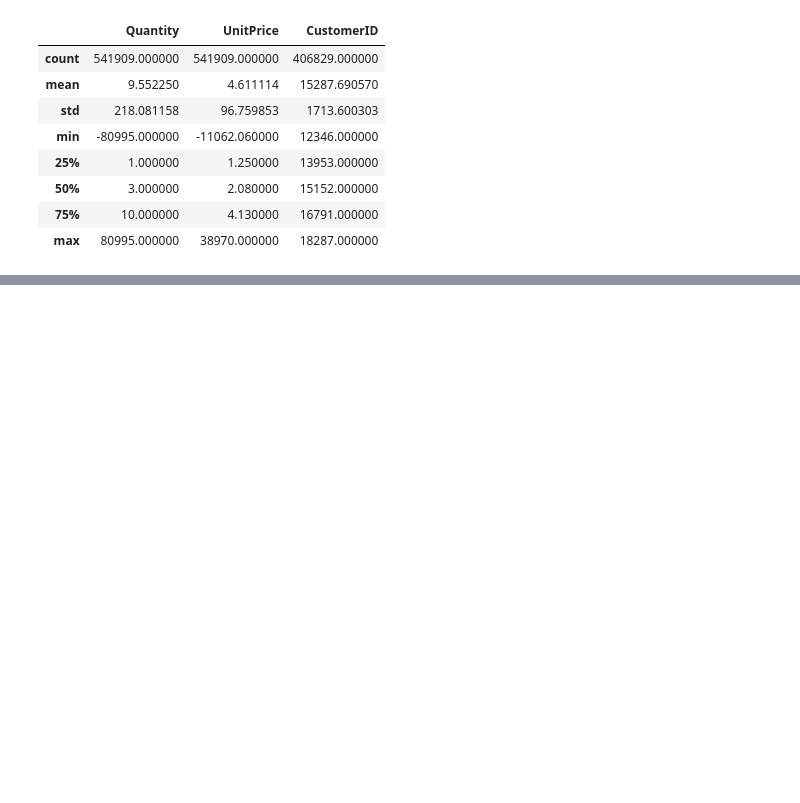
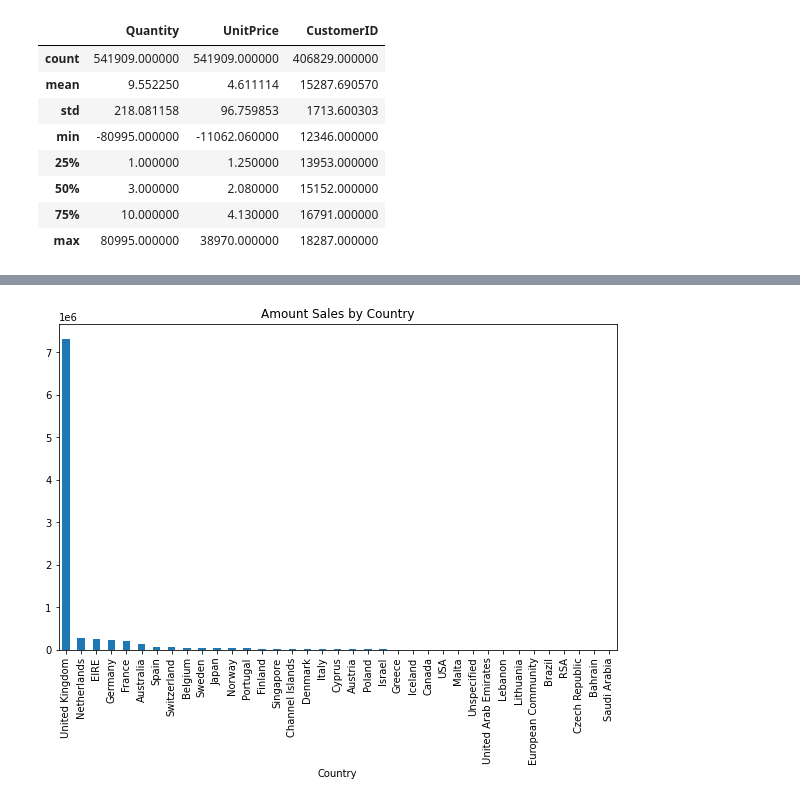
Before and after one commit to Dibieoluchi/Customer-Segmentation-Market-Basket-Analysis-SWOT-Insights, a Jupyter notebook: exploratory data analysis.ipynb, the cells around one changed output, grey strips where cells are left out. Saved outputs shown, nothing was run; the diff lists cells and outputs as text; code cells hidden in the pictures; blank space fills up the shorter version.

```diff
--- a/exploratory data analysis.ipynb
+++ b/exploratory data analysis.ipynb
@@ -88,0 +326,6 @@ The number of non-null values for CustomerID is lower (406,829) compared to the
+# %%
+# Step 1: Find the mode description for each stock code
+unique_desc = data_clean.groupby('StockCode')['Description'].agg(pd.Series.mode).reset_index()
+
+#Check the unique_desc DataFrame
+print(unique_desc.head())
@@ -88,0 +339,3 @@ The number of non-null values for CustomerID is lower (406,829) compared to the
+# %%
+# Step 2: Merge the original DataFrame with the mode description based on the stock code
+data_clean = pd.merge(data_clean, unique_desc, on='StockCode', suffixes=('', '_Mode'))
@@ -88,0 +364,2 @@ The number of non-null values for CustomerID is lower (406,829) compared to the
+# %%
+data_clean['amount'] = data_clean.Quantity * data_clean.UnitPrice
@@ -88,0 +375,2 @@ The number of non-null values for CustomerID is lower (406,829) compared to the
+# %%
+data_clean.CustomerID = data_clean.CustomerID.astype('Int64')
@@ -88,0 +401,11 @@ The number of non-null values for CustomerID is lower (406,829) compared to the
+# %%
+fig = plt.figure(figsize=(10, 6))
+plt.grid(True)
+
+# Grouping and Plotting
+g = data_clean.groupby(["Country"]).amount.sum().sort_values(ascending=False).plot(kind='bar', title='Amount Sales by Country')
+
+# Adding a New Column
+data_clean['Internal'] = data_clean.Country.apply(lambda x: 'Yes' if x=='United Kingdom' else 'No')
+# %% [output]
+[figure, added]
```
Also changed, not shown: parts of 102 cells of this notebook, 2 other files.
